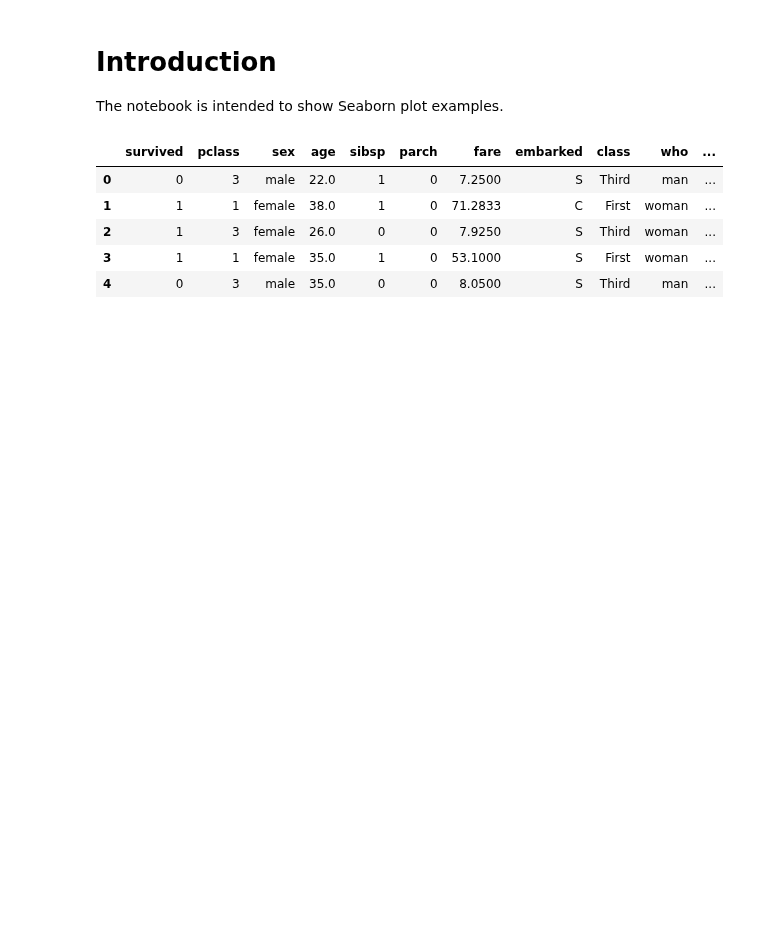
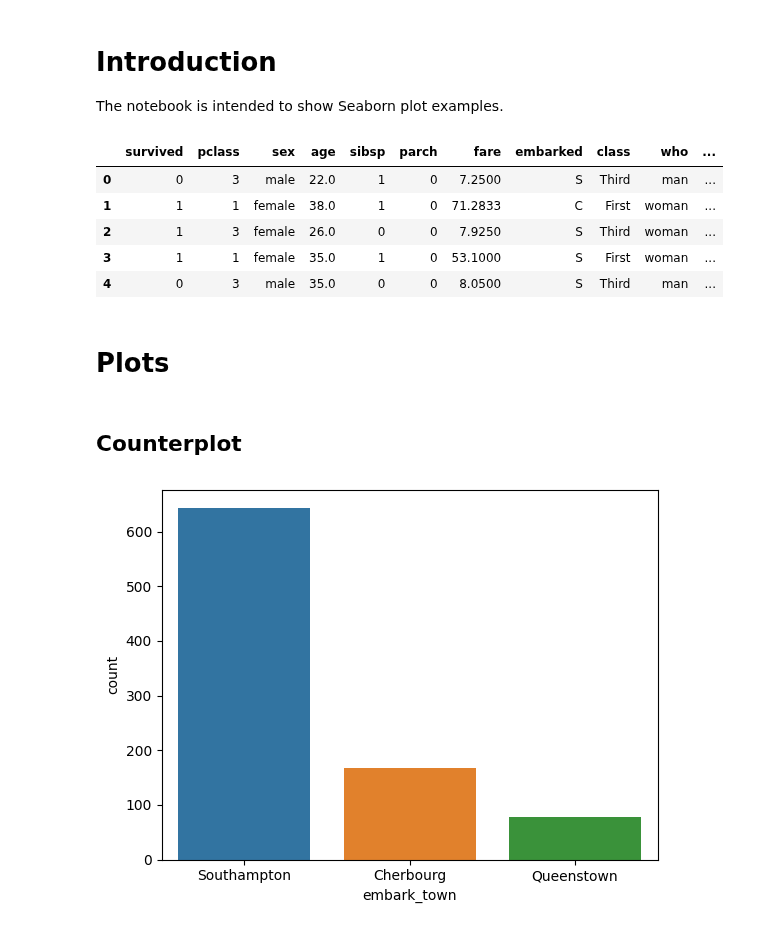
Before and after one commit to Volscente/cheat_sheets, a Jupyter notebook: notebooks/seaborn.ipynb, the cells around one changed output. Saved outputs shown, nothing was run; the diff lists cells and outputs as text; code cells hidden in the pictures; blank space fills up the shorter version.

```diff
--- a/notebooks/seaborn.ipynb
+++ b/notebooks/seaborn.ipynb
@@ -18,3 +18,12 @@ data.head(5)
 | 2 | 1 | 3 | female | 26.0 | 0 | 0 | 7.9250 | S | Third | woman | ... |
 | 3 | 1 | 1 | female | 35.0 | 1 | 0 | 53.1000 | S | First | woman | ... |
 | 4 | 0 | 3 | male | 35.0 | 0 | 0 | 8.0500 | S | Third | man | ... |
+# %% [markdown]
+# Plots
+# %% [markdown]
+## Counterplot
+# %%
+# Plot 'counterplot' of 'embark_town'
+_ = sns.countplot(data=data, x='embark_town')
+# %% [output]
+[figure, added]
```
Also changed, not shown: parts of 2 cells of this notebook.
